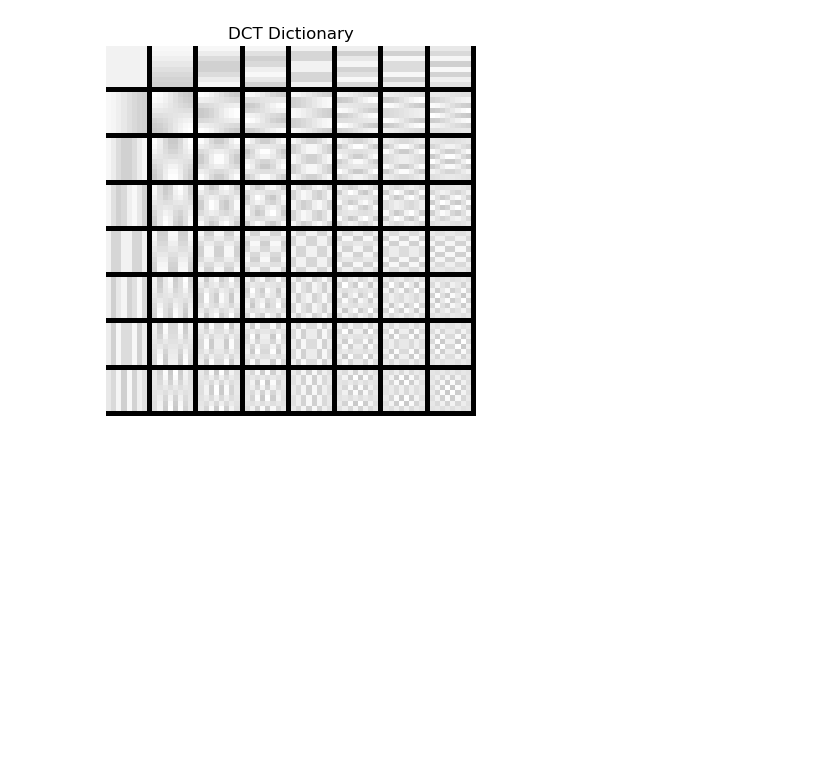
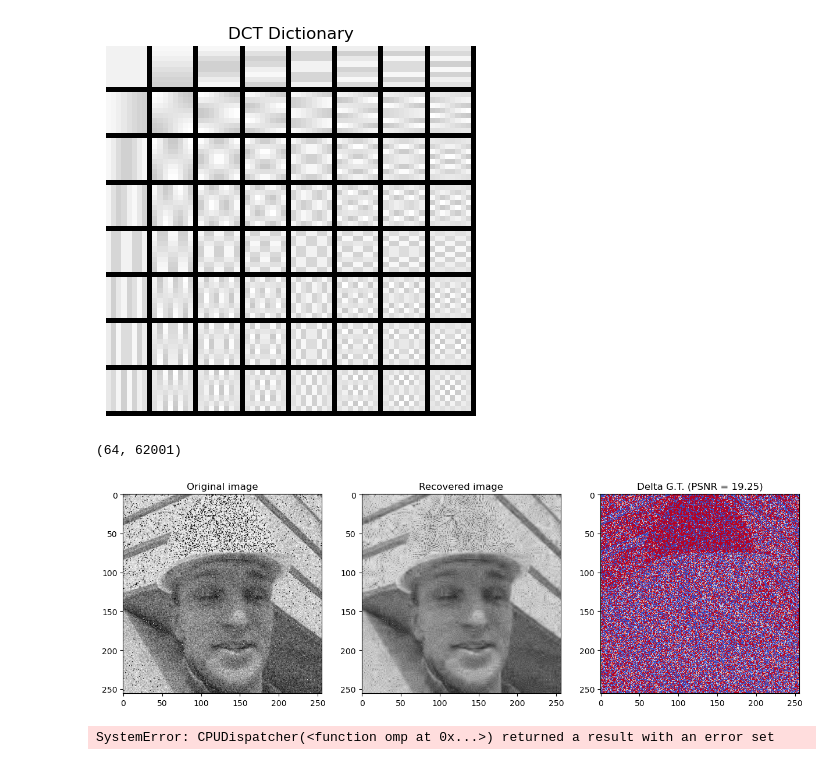
Before and after one commit to ThanosGio/SparsePlayGround, a Jupyter notebook: Deblurring.ipynb, the cells around one changed output. Saved outputs shown, nothing was run; the diff lists cells and outputs as text; code cells hidden in the pictures; blank space fills up the shorter version.

```diff
--- a/Deblurring.ipynb
+++ b/Deblurring.ipynb
@@ -96,10 +125,54 @@ psnr_red = np.zeros(K)
 # Initialize the solution x with the input image
 x = y
 # %%
-# Run the fixed-point algorithm for num_outer_iters
-for outer_iter in range(K):
+import omp as omplib
+reload(omplib)
 
-    # Stage 1:
-    # TODO: Compute fx = f(x_prev), by running our DCT image denoising
-    # algorithm
-    # Write your code here... fx = dct_image_denoising(?, ?, ?)
+# Create the patches from the original image, fully overlapping => stepsize =1
+patches = im2col(noisy_image, dim, stepsize=1)
+
+# the patches are flattened alongside the y axis (size = dim*dim)
+print(patches.shape)
+
+# CCH 20230804 maximum number of atoms per patch
+k = 6
+
+# CCH 20230804 maximum deviation per patch
+epsilon = 0.02
+
+est_patches, est_coeffs = omplib.omp(D_DCT, patches, k, epsilon)
+# %% [output]
+(64, 62001)
+# %%
+def showResult(estimate_image, orig_image):
+    cmap_range = 5.0
+
+    fig = plt.figure(1, figsize=[15, 10])
+    plt.subplot(1, 3, 1)
+    plt.imshow(orig_image, 'gray', vmin=0, vmax=255)
+    plt.title('Original image')
+
+    plt.subplot(1, 3, 2)
+    plt.imshow(estimate_image, 'gray', vmin=0, vmax=255)
+    plt.title('Recovered image')
+
+    psnr = compute_psnr(estimate_image, orig_image)
+    delta_ref = orig_image - estimate_image
+
+    plt.subplot(1, 3, 3)
+    plt.title('Delta G.T. (PSNR = {:.2f})'.format(psnr))
+    plt.imshow(delta_ref, 'coolwarm', vmin=-cmap_range, vmax=cmap_range)
+
+    plt.show()
+# %%
+# CCH 20230804 Convert the patches back into one image with the original size
+estimate_image = col2im(est_patches, dim, noisy_image.shape)
+# %%
+showResult(estimate_image, noisy_image)
+# %% [output]
+[figure, added]
+# %%
+for outer_iter in range(K):
+    est_patches, est_coeffs = omplib.omp(D_DCT, patches, k, epsilon)
+# %% [output]
+SystemError: CPUDispatcher(<function omp at 0x...>) returned a result with an error set
```
Also changed, not shown: parts of 2 cells of this notebook, 14 other files.
